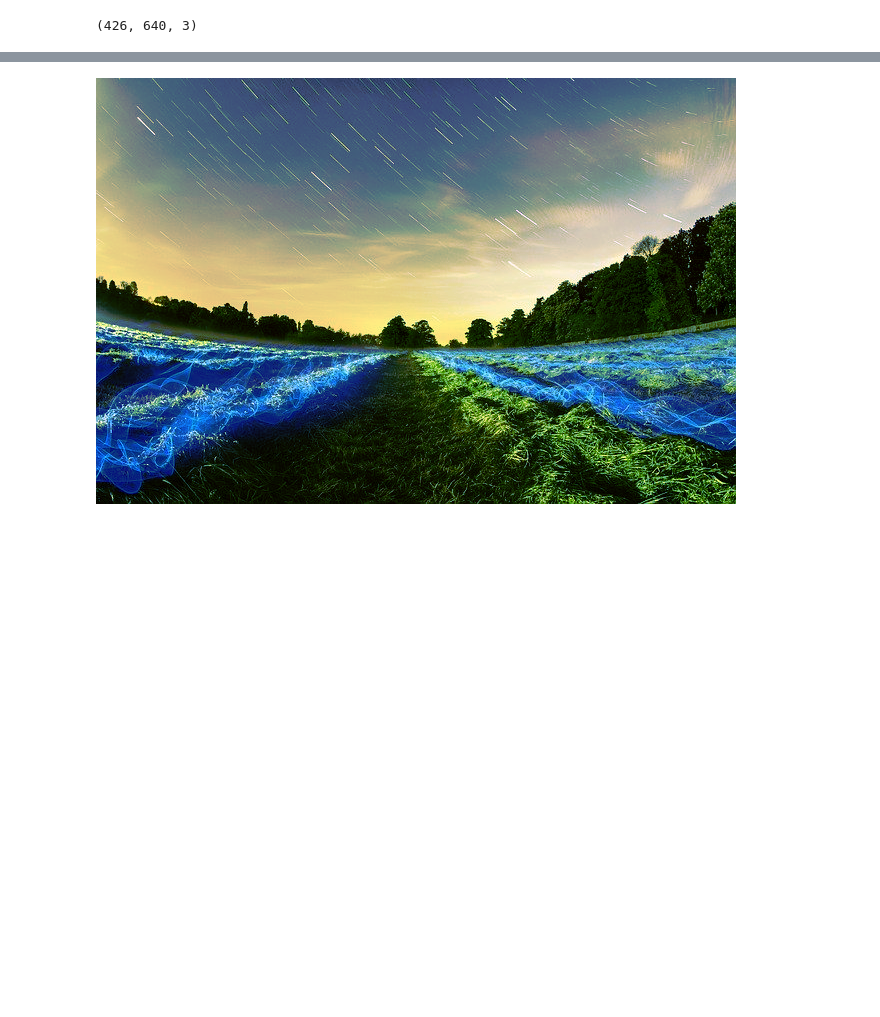
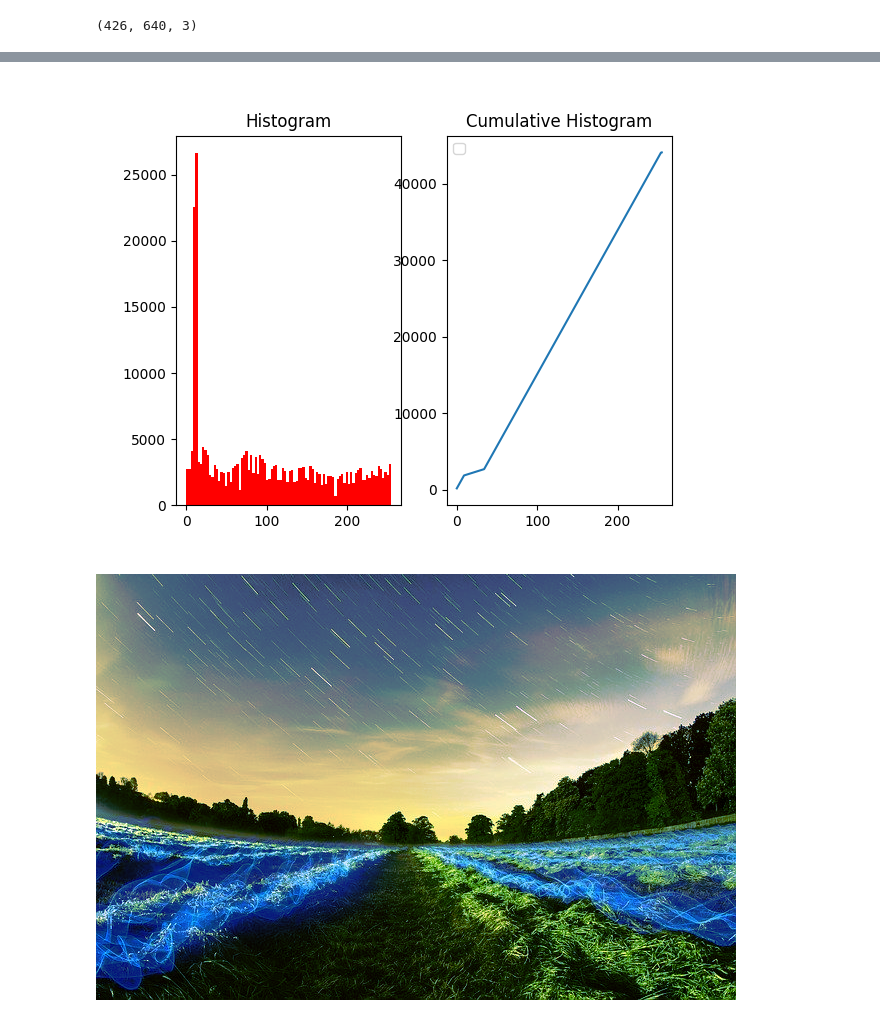
Before and after one commit to IS-CG/cg22-project-Abobus, a Jupyter notebook: check.ipynb, the cells around one changed output, grey strips where cells are left out. Saved outputs shown, nothing was run; the diff lists cells and outputs as text; code cells hidden in the pictures; blank space fills up the shorter version.

```diff
--- a/check.ipynb
+++ b/check.ipynb
@@ -196,3 +193,7 @@ np.linalg.norm(new_img - img_array)
+# %%
+Image.fromarray(histograms[0])
+# %% [output]
+[figure, added]
 # %%
 Image.fromarray(new_img)
 # %% [output]
```
Also changed, not shown: parts of 3 cells of this notebook, 3 other files.
